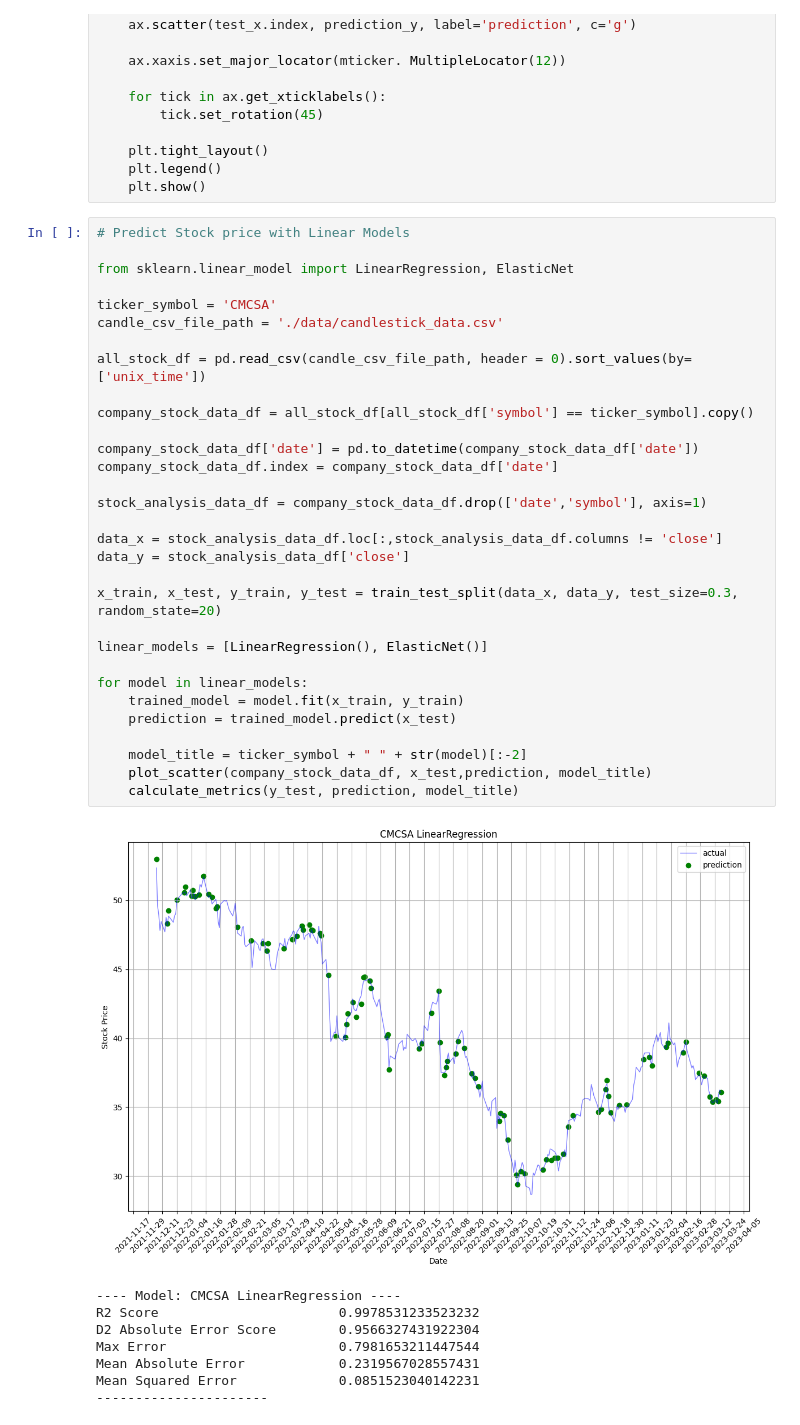
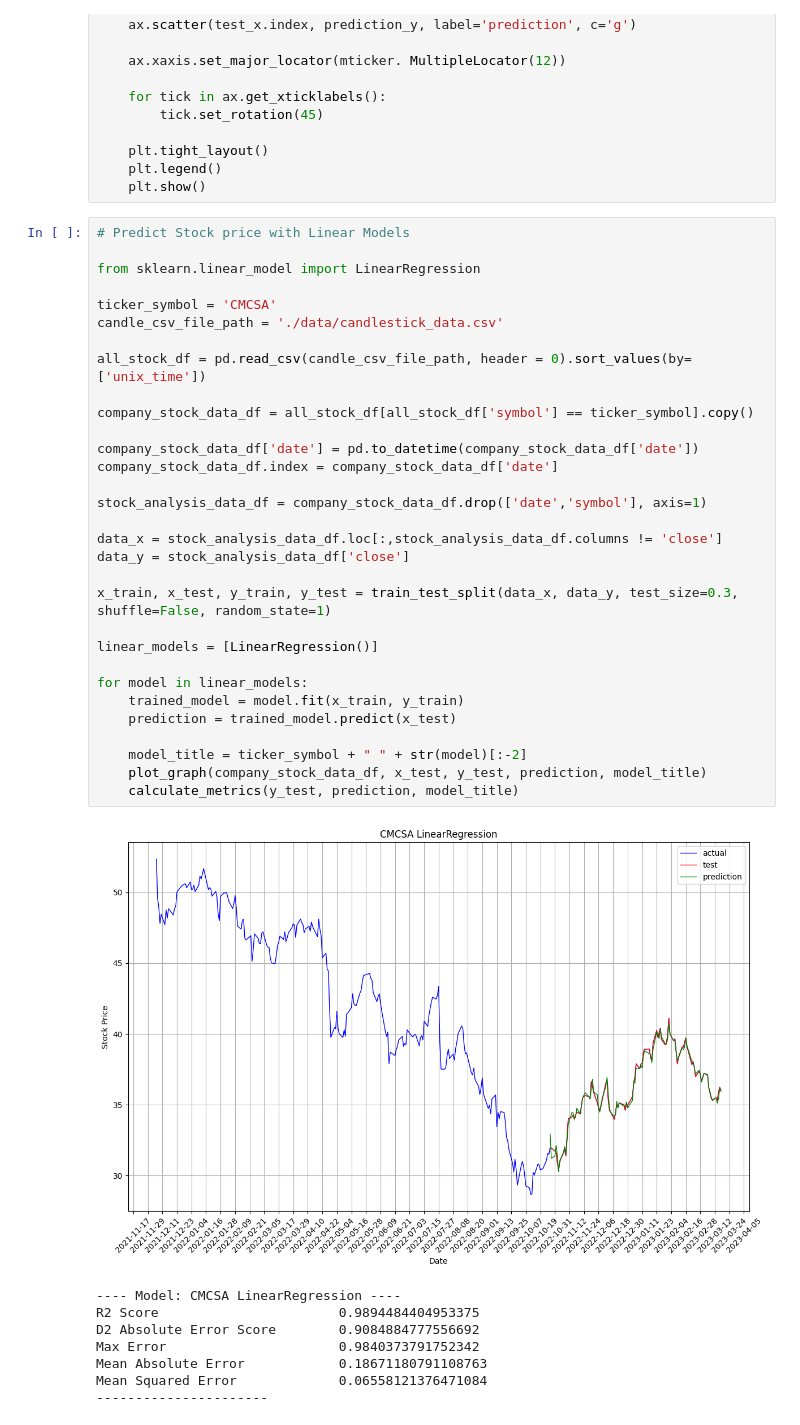
Before and after one commit to geoffpatton/dsci-521-project, a Jupyter notebook: final_project_impl.ipynb, the cells around one changed output. Saved outputs shown, nothing was run; the diff lists cells and outputs as text.

Commit message:
updated linear model graph

```diff
--- a/final_project_impl.ipynb
+++ b/final_project_impl.ipynb
@@ -357,40 +356,40 @@ def plot_scatter(stock_df, test_x, prediction_y, model_name):
 # %%
 # Predict Stock price with Linear Models
 
-from sklearn.linear_model import LinearRegression, ElasticNet
+from sklearn.linear_model import LinearRegression
 
 ticker_symbol = 'CMCSA'
 candle_csv_file_path = './data/candlestick_data.csv'
 
 all_stock_df = pd.read_csv(candle_csv_file_path, header = 0).sort_values(by=['unix_time'])
 
 company_stock_data_df = all_stock_df[all_stock_df['symbol'] == ticker_symbol].copy()
 
 company_stock_data_df['date'] = pd.to_datetime(company_stock_data_df['date'])
 company_stock_data_df.index = company_stock_data_df['date']
 
 stock_analysis_data_df = company_stock_data_df.drop(['date','symbol'], axis=1)
 
 data_x = stock_analysis_data_df.loc[:,stock_analysis_data_df.columns != 'close']
 data_y = stock_analysis_data_df['close']
 
-x_train, x_test, y_train, y_test = train_test_split(data_x, data_y, test_size=0.3, random_state=20)
+x_train, x_test, y_train, y_test = train_test_split(data_x, data_y, test_size=0.3, shuffle=False, random_state=1)
 
-linear_models = [LinearRegression(), ElasticNet()]
+linear_models = [LinearRegression()]
 
 for model in linear_models:
     trained_model = model.fit(x_train, y_train)
     prediction = trained_model.predict(x_test)
 
     model_title = ticker_symbol + " " + str(model)[:-2]
-    plot_scatter(company_stock_data_df, x_test,prediction, model_title)
+    plot_graph(company_stock_data_df, x_test, y_test, prediction, model_title)
     calculate_metrics(y_test, prediction, model_title)
 # %% [output]
-[figure, old version]
+[figure, new version]
 ---- Model: CMCSA LinearRegression ----
-R2 Score                       0.9978531233523232
-D2 Absolute Error Score        0.9566327431922304
-Max Error                      0.7981653211447544
-Mean Absolute Error            0.2319567028557431
-Mean Squared Error             0.0851523040142231
+R2 Score                       0.9894484404953375
+D2 Absolute Error Score        0.9084884777556692
+Max Error                      0.9840373791752342
+Mean Absolute Error            0.18671180791108763
+Mean Squared Error             0.06558121376471084
 ----------------------
```
Also changed, not shown: parts of 2 cells of this notebook, 1 other file.
